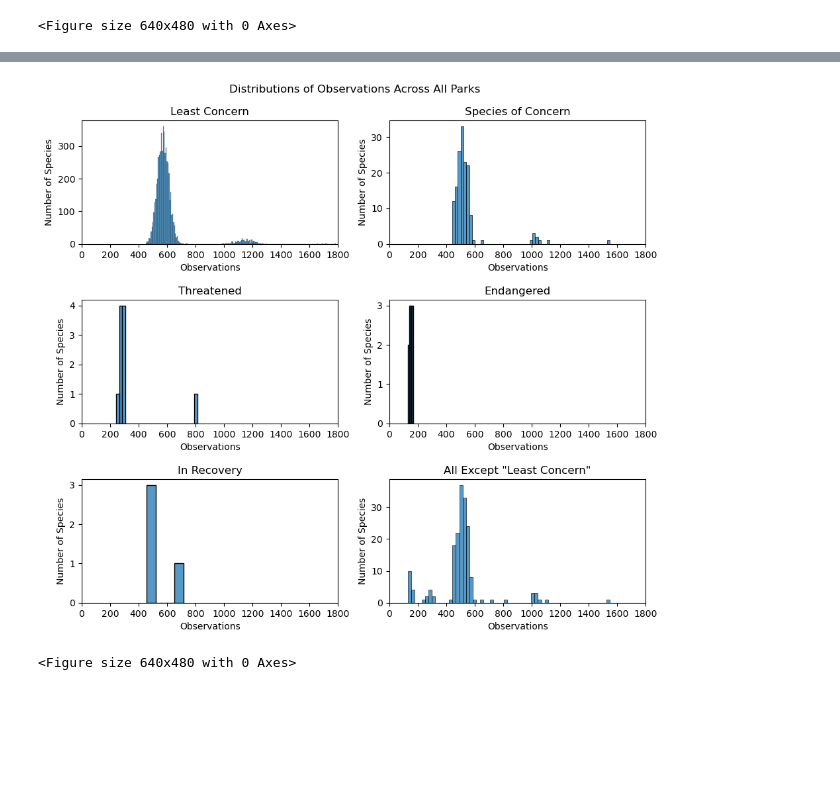
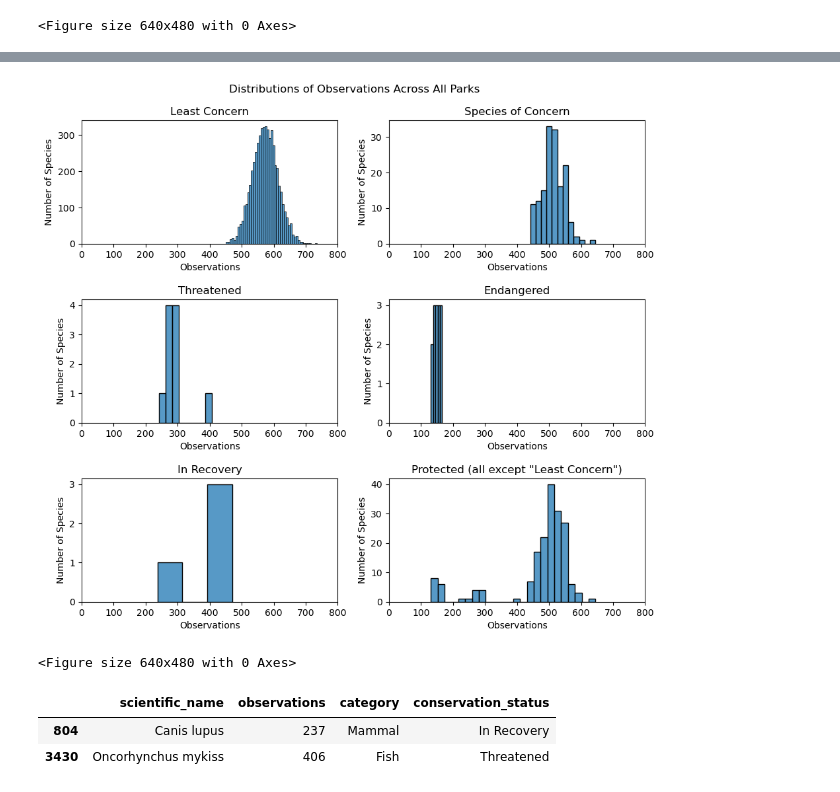
Before and after one commit to vcgregoric/Biodiversity_in_National_Parks, a Jupyter notebook: biodiversity.ipynb, the cells around one changed output, grey strips where cells are left out. Drawn from its saved outputs; the diff is of its cells as text; code cells hidden in the pictures; blank space fills up the shorter version.

```diff
--- a/biodiversity.ipynb
+++ b/biodiversity.ipynb
@@ -190,0 +230,6 @@ df
+# %%
+# Remove rows where the scientific name and park are the same,
+# and replace with the average observations for that species in that park:
+df = df.groupby(['scientific_name', 'park_name', 'category', 'common_names',
+                   'conservation_status']).mean().astype(int).reset_index()
+df[df.scientific_name == 'Myotis lucifugus']
@@ -191,3 +242,19 @@ df
+# %%
+# Recast category, conservation_status, and park_name as ordered CategoricalDtype so we can use a custom order
+from pandas.api.types import CategoricalDtype
+category_order = CategoricalDtype(['Vascular Plant', 'Nonvascular Plant', 'Mammal', 'Bird', 'Reptile', 'Amphibian', 'Fish'], ordered=True)
+conservation_order = CategoricalDtype(['Least Concern', 'Species of Concern', 'Threatened', 'Endangered', 'In Recovery'], ordered=True)
+# For endangered vs threatened, see https://www.usgs.gov/faqs/what-are-differences-between-endangered-threatened-imperiled-and-risk-species
+park_order = CategoricalDtype(['Great Smoky Mountains National Park','Yosemite National Park', 'Bryce National Park', 'Yellowstone National Park'], ordered=True)
+
+# Recast column dtypes for df
+df.category = df.category.astype(category_order)
+df.conservation_status = df.conservation_status.astype(conservation_order)
+df.park_name = df.park_name.astype(park_order)
+
+# Recast dtypes for unique_species
+unique_species.category = unique_species.category.astype(category_order)
+unique_species.conservation_status = unique_species.conservation_status.astype(conservation_order)
 # %%
 df.describe(include='all')
 # %% [output]
@@ -533,11 +793,12 @@ plt.clf()
 <Figure size 640x480 with 0 Axes>
 # %%
 # Histograms of mean number of observations across parks (one histogram per conservation status)
-total_observations = df.groupby(['scientific_name', 'conservation_status']).observations.sum().reset_index()
+total_observations = df.groupby('scientific_name').observations.sum().reset_index()
+total_observations = pd.merge(total_observations, unique_species, how='left')
 
 obs_range = [total_observations.observations.min(), total_observations.observations.max()]
 #print(obs_range)
-obs_range = [0, 1800]
+obs_range = [0, 800]
 
 fig, axs = plt.subplots(3, 2, figsize=(11, 9))
 fig.suptitle('Distributions of Observations Across All Parks')
@@ -554,33 +815,43 @@ axs[0][1].set_xlabel('Observations')
 axs[0][1].set_ylabel('Number of Species')
 axs[0][1].set_xlim(obs_range)
 
 sns.histplot(ax=axs[1][0], x='observations', data=total_observations[total_observations.conservation_status == 'Threatened'], palette=pal)
 axs[1][0].set_title('Threatened')
 axs[1][0].set_xlabel('Observations')
 axs[1][0].set_ylabel('Number of Species')
 axs[1][0].set_xlim(obs_range)
 
 sns.histplot(ax=axs[1][1], x='observations', data=total_observations[total_observations.conservation_status == 'Endangered'], palette=pal)
 axs[1][1].set_title('Endangered')
 axs[1][1].set_xlabel('Observations')
 axs[1][1].set_ylabel('Number of Species')
 axs[1][1].set_xlim(obs_range)
 
 sns.histplot(ax=axs[2][0], x='observations', data=total_observations[total_observations.conservation_status == 'In Recovery'], palette=pal)
 axs[2][0].set_title('In Recovery')
 axs[2][0].set_xlabel('Observations')
 axs[2][0].set_ylabel('Number of Species')
 axs[2][0].set_xlim(obs_range)
 
 sns.histplot(ax=axs[2][1], x='observations', data=total_observations[total_observations.conservation_status != 'Least Concern'], palette=pal)
-axs[2][1].set_title('All Except "Least Concern"')
+axs[2][1].set_title('Protected (all except "Least Concern")')
 axs[2][1].set_xlabel('Observations')
 axs[2][1].set_ylabel('Number of Species')
 axs[2][1].set_xlim(obs_range)
 
 plt.subplots_adjust(wspace=0.2, hspace=0.45, top=0.92)
 plt.show()
 plt.clf()
 # %% [output]
-[figure, old version]
+[figure, new version]
 <Figure size 640x480 with 0 Axes>
+# %%
+# Do the two species that initially had two different conservation statuses
+# really belong in the categories I chose?
+# For the gray wolf, should it be in 'endangered' instead of 'in recovery'?
+# For the rainbow trout, should it be in 'least concern' instead of 'threatened'?
+total_observations[(total_observations.scientific_name == 'Oncorhynchus mykiss') | (total_observations.scientific_name == 'Canis lupus')]
+# %% [output]
+|  | scientific_name | observations | category | conservation_status |
+| 804 | Canis lupus | 237 | Mammal | In Recovery |
+| 3430 | Oncorhynchus mykiss | 406 | Fish | Threatened |
```
Also changed, not shown: parts of 21 cells of this notebook.
